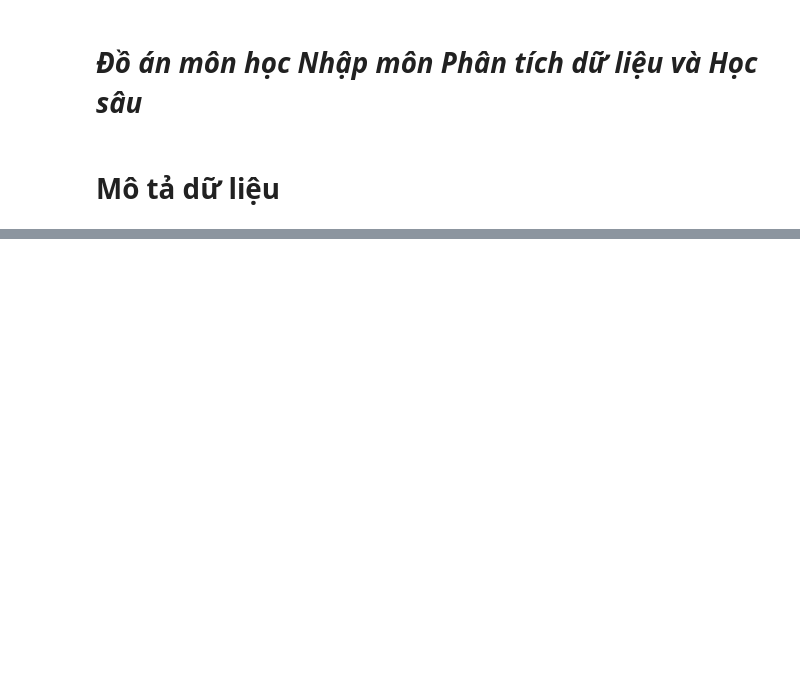
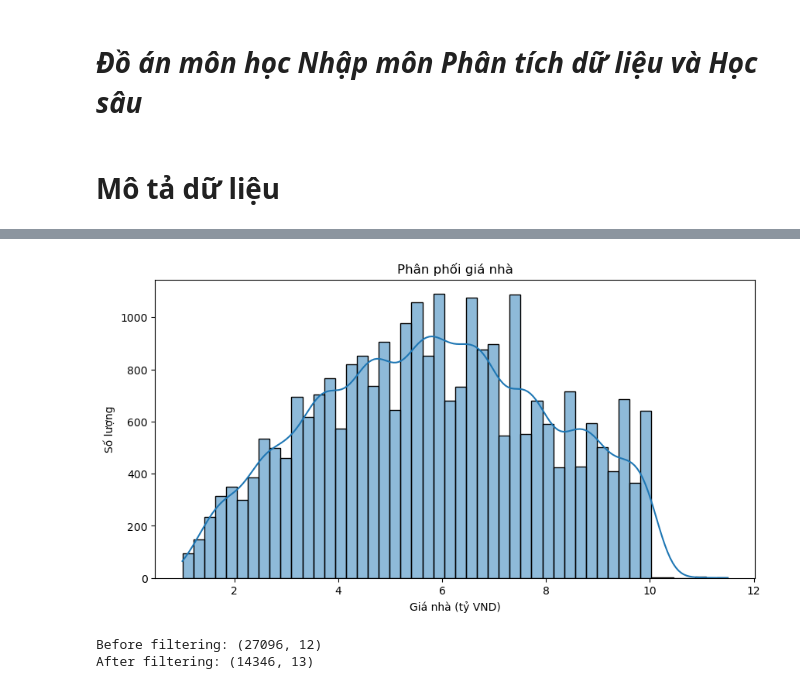
Before and after one commit to JohndayN/DoAnPTDLvHS, a Jupyter notebook: DoAn.ipynb, the cells around one changed output, grey strips where cells are left out. Cells and saved outputs as stored; diff of their text form; code cells hidden in the pictures; blank space fills up the shorter version.

```diff
--- a/DoAn.ipynb
+++ b/DoAn.ipynb
@@ -150,0 +90,30 @@ Tên các cột trong dữ liệu: Index(['Address', 'Area', 'Frontage', 'Access
+# %%
+# Biểu đồ phân phối giá nhà
+plt.figure(figsize=(10,5))
+sns.histplot(df["Price"], bins=50, kde=True)
+plt.xlabel("Giá nhà (tỷ VND)")
+plt.ylabel("Số lượng")
+plt.title("Phân phối giá nhà")
+plt.show()
+# %% [output]
+[figure, added]
+# %%
+#Loại bỏ outliers
+print(f"Before filtering: {df.shape}")
+
+numerical_cols = df.select_dtypes(include=[np.number]).columns
+def remove_outlier_IQR(df, series):
+    Q1=df[series].quantile(0.25)
+    Q3=df[series].quantile(0.75)
+    IQR=Q3-Q1
+    df_final=df[~((df[series]<(Q1-1.5*IQR)) | (df[series]>(Q3+1.5*IQR)))]
+    return df_final
+
+for column in numerical_cols:
+    df = remove_outlier_IQR(df, column)
+
+df.reset_index(inplace = True)
+print(f"After filtering: {df.shape}")
+# %% [output]
+Before filtering: (27096, 12)
+After filtering: (14346, 13)
```
Also changed, not shown: parts of 13 cells of this notebook.
